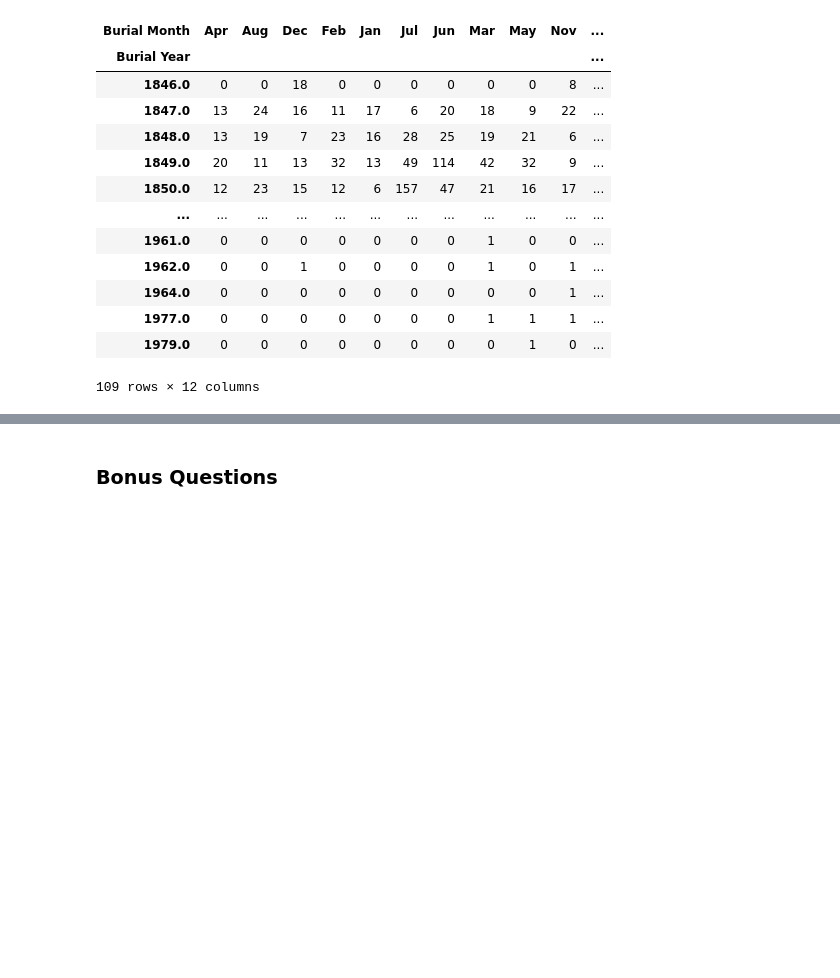
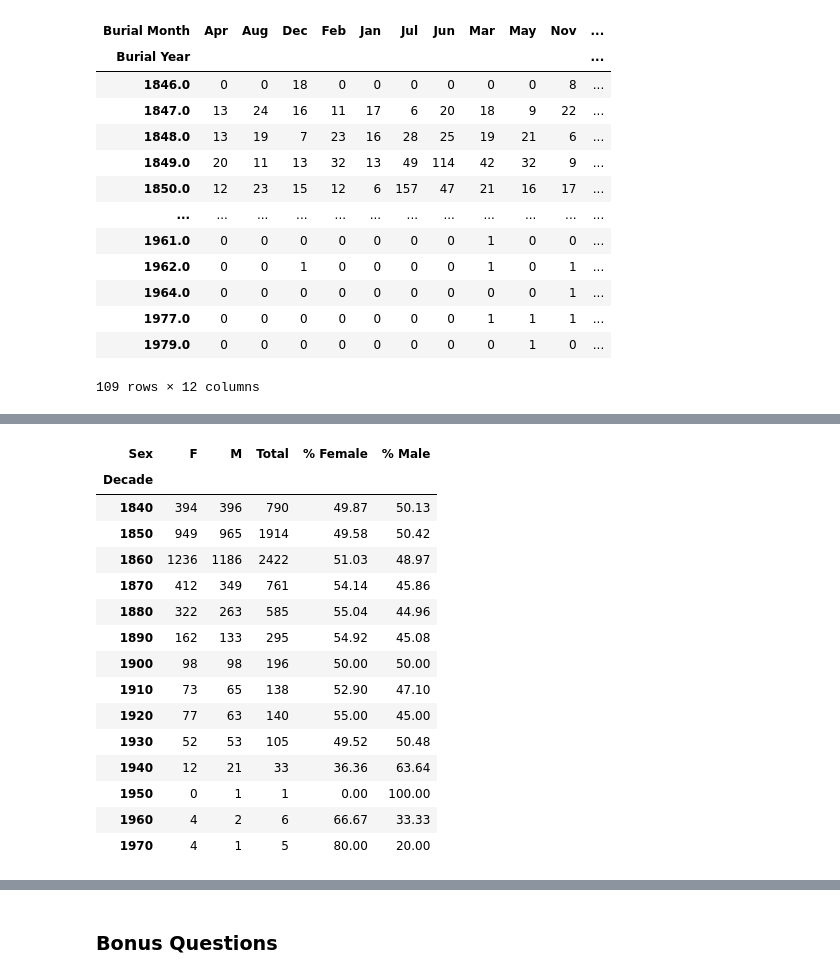
Before and after one commit to NSS-Data-Analytics-Cohort-10/advanced-pandas-emmydoore, a Jupyter notebook: notebooks/adv_pandas.ipynb, the cells around one changed output, grey strips where cells are left out. Drawn from its saved outputs; the diff is of its cells as text; code cells hidden in the pictures; blank space fills up the shorter version.

```diff
--- a/notebooks/adv_pandas.ipynb
+++ b/notebooks/adv_pandas.ipynb
@@ -189,0 +188,36 @@ Burial Year
+# %%
+#b.Examine the burials per decade. Look at the total number of burials and the proportion (aka percentage) of male burials and female burials.
+
+
+#filters gender
+# | = OR
+gender=ncc_df[(ncc_df['Sex'] =='M') | (ncc_df['Sex'] == 'F')]
+
+#m/f by decade
+g_df=pd.crosstab(gender['Decade'],gender['Sex'])
+
+#making a total column
+g_df['Total']=g_df['F']+g_df['M']
+
+#proportion column
+g_df["% Female"]=round((g_df['F']/g_df['Total'])*100,2)
+g_df["% Male"]=round((g_df['M']/g_df['Total'])*100,2)
+
+g_df.head(14)
+# %% [output]
+| Sex | F | M | Total | % Female | % Male |
+| Decade |  |  |  |  |  |
+| 1840 | 394 | 396 | 790 | 49.87 | 50.13 |
+| 1850 | 949 | 965 | 1914 | 49.58 | 50.42 |
+| 1860 | 1236 | 1186 | 2422 | 51.03 | 48.97 |
+| 1870 | 412 | 349 | 761 | 54.14 | 45.86 |
+| 1880 | 322 | 263 | 585 | 55.04 | 44.96 |
+| 1890 | 162 | 133 | 295 | 54.92 | 45.08 |
+| 1900 | 98 | 98 | 196 | 50.00 | 50.00 |
+| 1910 | 73 | 65 | 138 | 52.90 | 47.10 |
+| 1920 | 77 | 63 | 140 | 55.00 | 45.00 |
+| 1930 | 52 | 53 | 105 | 49.52 | 50.48 |
+| 1940 | 12 | 21 | 33 | 36.36 | 63.64 |
+| 1950 | 0 | 1 | 1 | 0.00 | 100.00 |
+| 1960 | 4 | 2 | 6 | 66.67 | 33.33 |
+| 1970 | 4 | 1 | 5 | 80.00 | 20.00 |
```
Also changed, not shown: parts of 7 cells of this notebook.
